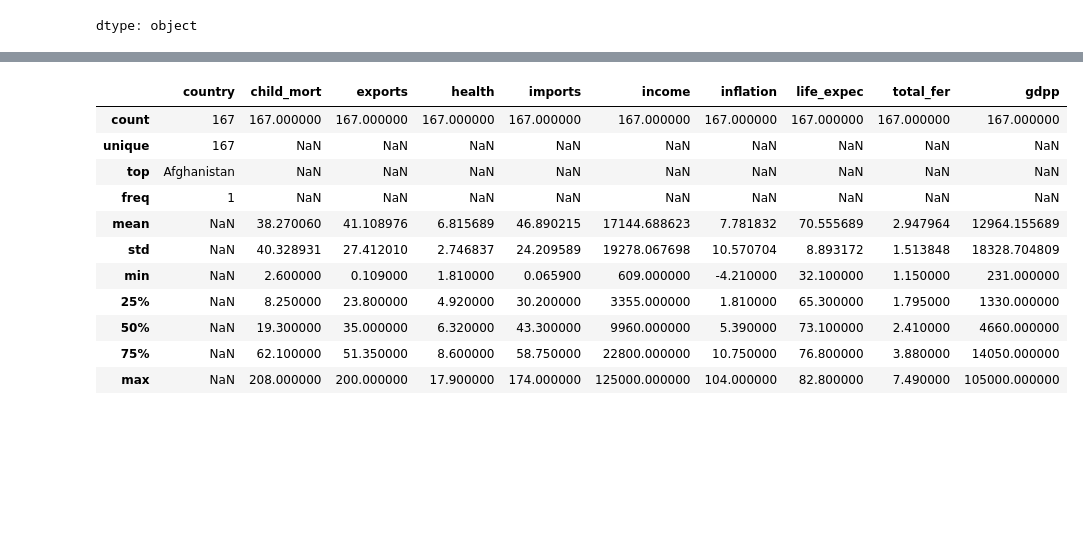
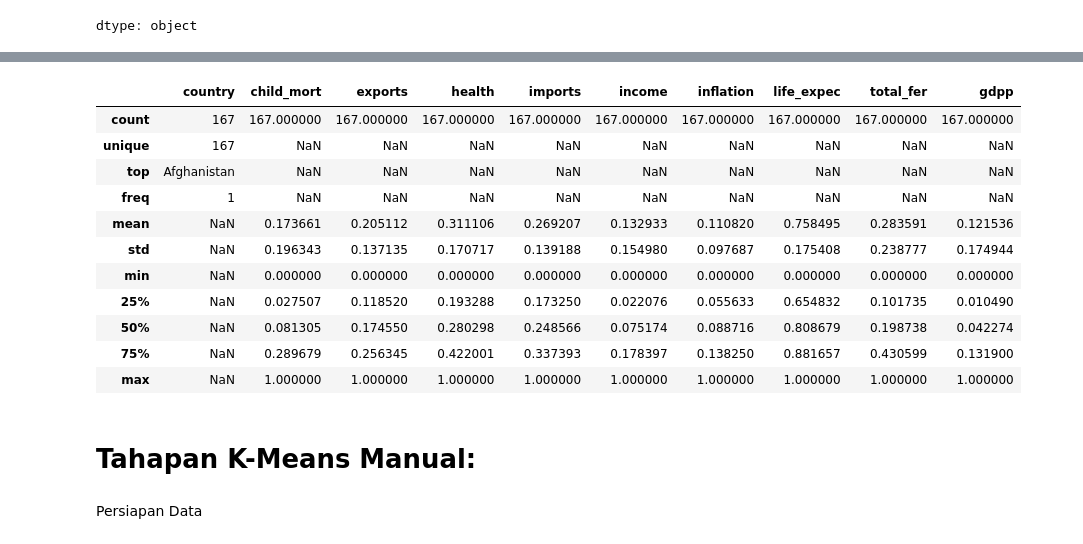
Before and after one commit to difaahh/Machine-Learning, a Jupyter notebook: clustering_country_data_kmeans.ipynb, the cells around one changed output, grey strips where cells are left out. Drawn from its saved outputs; the diff is of its cells as text; code cells hidden in the pictures; blank space fills up the shorter version.

```diff
--- a/clustering_country_data_kmeans.ipynb
+++ b/clustering_country_data_kmeans.ipynb
@@ -29,0 +189,19 @@ dtype: object
+# %%
+negara = data['country'].tolist()
+angka = data.drop(columns='country')
+# %%
+# Fungsi normalisasi Min-Max manual
+def normalisasi(data):
+    hasil = []
+    for kolom in data.columns:
+        mini = data[kolom].min()
+        maksi = data[kolom].max()
+        norm = [(x - mini) / (maksi - mini) if maksi != mini else 0 for x in data[kolom]]
+        hasil.append(norm)
+    return pd.DataFrame(list(zip(*hasil)), columns=data.columns)
+# %%
+# Normalisasi data angka
+angka_norm = normalisasi(angka)
+# %%
+# 5. Gabungkan Kembali dengan Kolom Negara
+normalisasi_df = pd.concat([pd.DataFrame({'country': negara}), angka_norm], axis=1)
@@ -30,15 +241,19 @@ dtype: object
 # %%
-data.describe(include = 'all')
+normalisasi_df.describe(include = 'all')
 # %% [output]
 |  | country | child_mort | exports | health | imports | income | inflation | life_expec | total_fer | gdpp |
 | count | 167 | 167.000000 | 167.000000 | 167.000000 | 167.000000 | 167.000000 | 167.000000 | 167.000000 | 167.000000 | 167.000000 |
 | unique | 167 | NaN | NaN | NaN | NaN | NaN | NaN | NaN | NaN | NaN |
 | top | Afghanistan | NaN | NaN | NaN | NaN | NaN | NaN | NaN | NaN | NaN |
 | freq | 1 | NaN | NaN | NaN | NaN | NaN | NaN | NaN | NaN | NaN |
-| mean | NaN | 38.270060 | 41.108976 | 6.815689 | 46.890215 | 17144.688623 | 7.781832 | 70.555689 | 2.947964 | 12964.155689 |
-| std | NaN | 40.328931 | 27.412010 | 2.746837 | 24.209589 | 19278.067698 | 10.570704 | 8.893172 | 1.513848 | 18328.704809 |
-| min | NaN | 2.600000 | 0.109000 | 1.810000 | 0.065900 | 609.000000 | -4.210000 | 32.100000 | 1.150000 | 231.000000 |
-| 25% | NaN | 8.250000 | 23.800000 | 4.920000 | 30.200000 | 3355.000000 | 1.810000 | 65.300000 | 1.795000 | 1330.000000 |
-| 50% | NaN | 19.300000 | 35.000000 | 6.320000 | 43.300000 | 9960.000000 | 5.390000 | 73.100000 | 2.410000 | 4660.000000 |
-| 75% | NaN | 62.100000 | 51.350000 | 8.600000 | 58.750000 | 22800.000000 | 10.750000 | 76.800000 | 3.880000 | 14050.000000 |
-| max | NaN | 208.000000 | 200.000000 | 17.900000 | 174.000000 | 125000.000000 | 104.000000 | 82.800000 | 7.490000 | 105000.000000 |
+| mean | NaN | 0.173661 | 0.205112 | 0.311106 | 0.269207 | 0.132933 | 0.110820 | 0.758495 | 0.283591 | 0.121536 |
+| std | NaN | 0.196343 | 0.137135 | 0.170717 | 0.139188 | 0.154980 | 0.097687 | 0.175408 | 0.238777 | 0.174944 |
+| min | NaN | 0.000000 | 0.000000 | 0.000000 | 0.000000 | 0.000000 | 0.000000 | 0.000000 | 0.000000 | 0.000000 |
+| 25% | NaN | 0.027507 | 0.118520 | 0.193288 | 0.173250 | 0.022076 | 0.055633 | 0.654832 | 0.101735 | 0.010490 |
+| 50% | NaN | 0.081305 | 0.174550 | 0.280298 | 0.248566 | 0.075174 | 0.088716 | 0.808679 | 0.198738 | 0.042274 |
+| 75% | NaN | 0.289679 | 0.256345 | 0.422001 | 0.337393 | 0.178397 | 0.138250 | 0.881657 | 0.430599 | 0.131900 |
+| max | NaN | 1.000000 | 1.000000 | 1.000000 | 1.000000 | 1.000000 | 1.000000 | 1.000000 | 1.000000 | 1.000000 |
+# %% [markdown]
+#  Tahapan K-Means Manual:
+# %% [markdown]
+Persiapan Data
```
Also changed, not shown: parts of 31 cells of this notebook.
